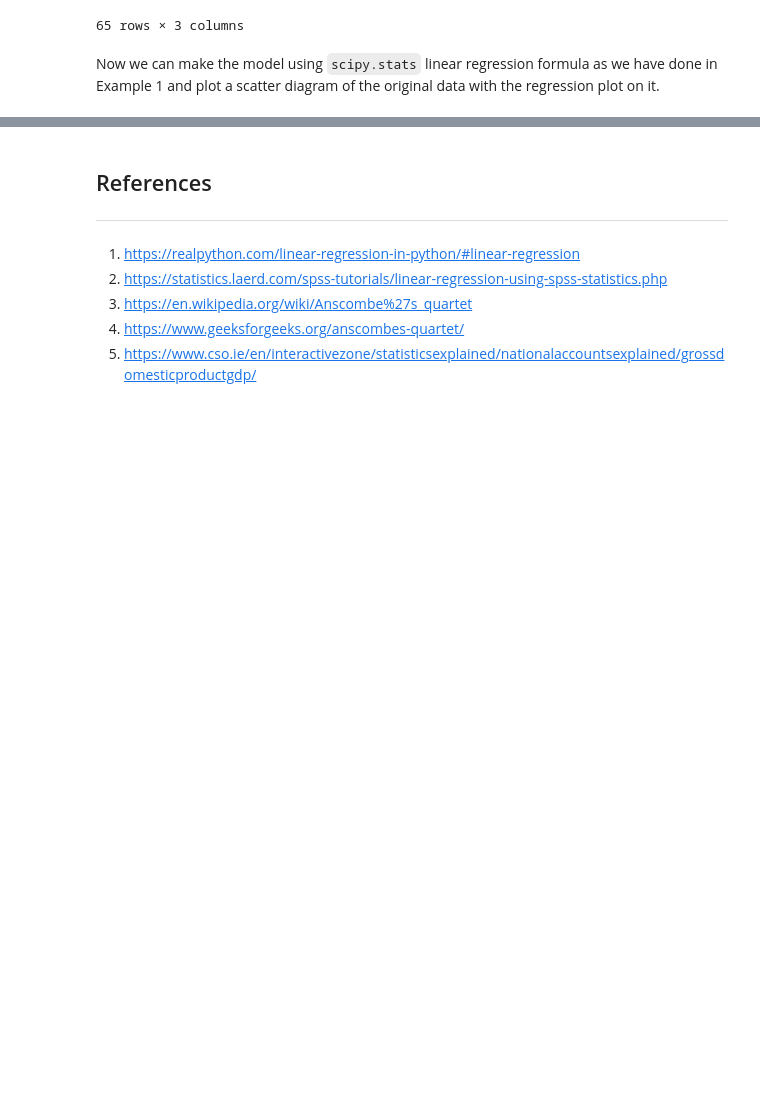
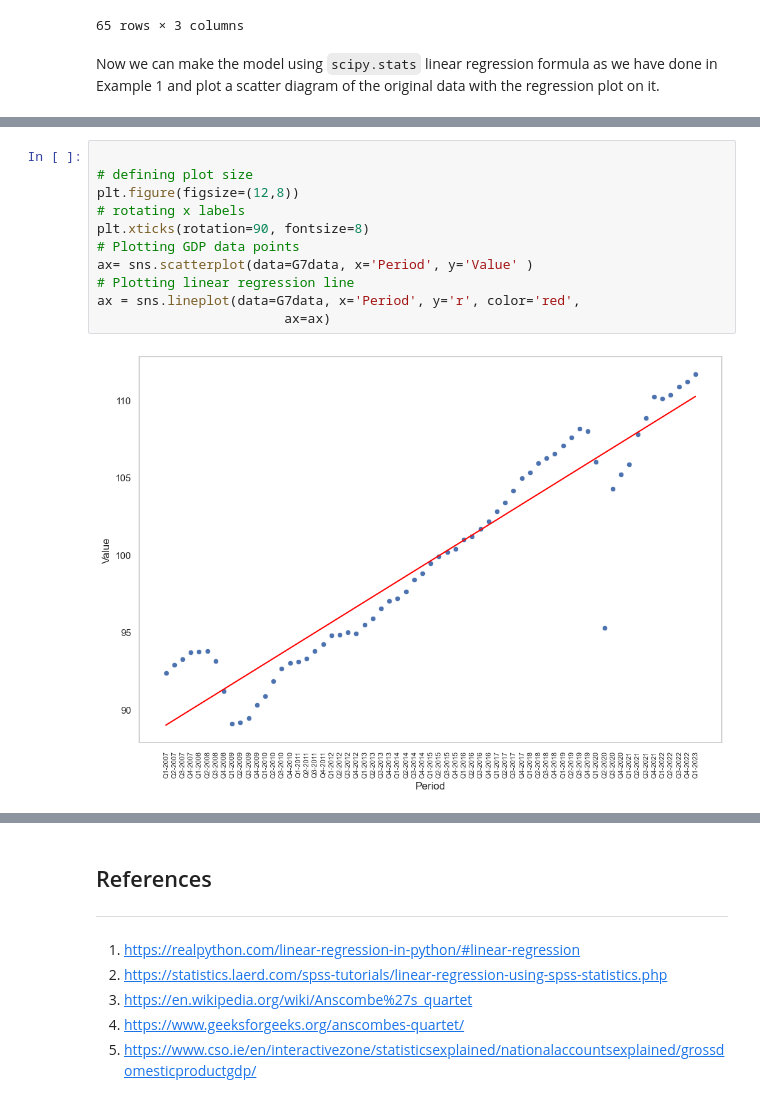
Before and after one commit to angelinka/machine_learning_assessment, a Jupyter notebook: regression.ipynb, the cells around one changed output, grey strips where cells are left out. Cells and saved outputs as stored; diff of their text form; blank space fills up the shorter version.

```diff
--- a/regression.ipynb
+++ b/regression.ipynb
@@ -634,0 +642,13 @@ NameError: name 'G7' is not defined
+# %%
+
+# defining plot size
+plt.figure(figsize=(12,8))
+# rotating x labels
+plt.xticks(rotation=90, fontsize=8)
+# Plotting GDP data points
+ax= sns.scatterplot(data=G7data, x='Period', y='Value' )
+# Plotting linear regression line
+ax = sns.lineplot(data=G7data, x='Period', y='r', color='red',
+                        ax=ax)
+# %% [output]
+[figure, added]
```
Also changed, not shown: parts of 9 cells of this notebook.
